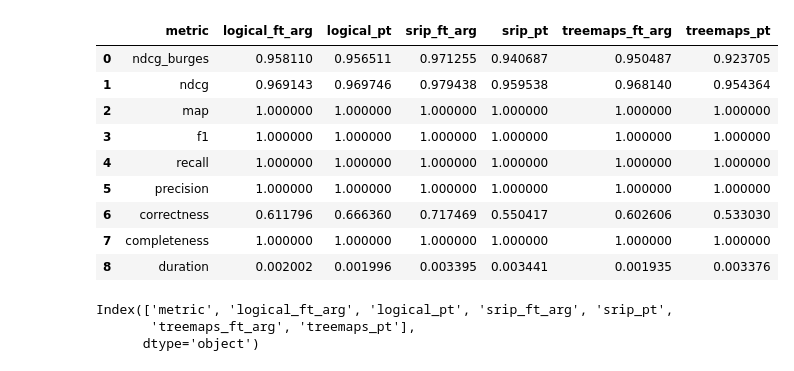
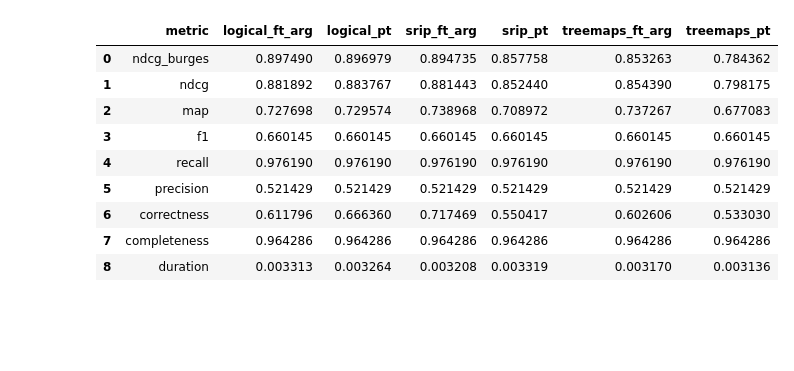
Before and after one commit to recap-utr/vision-retrieval, a Jupyter notebook: evaluate_cbr/new_eval/plot.ipynb, the cells around one changed output. Saved outputs shown, nothing was run; the diff lists cells and outputs as text; code cells hidden in the pictures; blank space fills up the shorter version.

Commit message:
created results tables

```diff
--- a/evaluate_cbr/new_eval/plot.ipynb
+++ b/evaluate_cbr/new_eval/plot.ipynb
@@ -1,31 +1,26 @@
 # %%
 import pandas as pd
 
 df_complex = pd.read_csv('results_complex.csv')
 df_simple = pd.read_csv('results_simple.csv')
-df_actual_mac = pd.read_csv('results_actual_mac.csv')
+# df_actual_mac_simple = pd.read_csv('results_actual_mac_simple.csv')
+# df_actual_mac_complex = pd.read_csv('results_actual_mac_complex.csv')
 
 # rename column Unnamed: 0 to metric
 df_complex.rename(columns={'Unnamed: 0': 'metric'}, inplace=True)
 df_simple.rename(columns={'Unnamed: 0': 'metric'}, inplace=True)
-df_actual_mac.rename(columns={'Unnamed: 0': 'metric'}, inplace=True)
+# df_actual_mac_complex.rename(columns={'Unnamed: 0': 'metric'}, inplace=True)
+# df_actual_mac_simple.rename(columns={'Unnamed: 0': 'metric'}, inplace=True)
 
 df_complex
 # %% [output]
 |  | metric | logical_ft_arg | logical_pt | srip_ft_arg | srip_pt | treemaps_ft_arg | treemaps_pt |
-| 0 | ndcg_burges | 0.958110 | 0.956511 | 0.971255 | 0.940687 | 0.950487 | 0.923705 |
-| 1 | ndcg | 0.969143 | 0.969746 | 0.979438 | 0.959538 | 0.968140 | 0.954364 |
-| 2 | map | 1.000000 | 1.000000 | 1.000000 | 1.000000 | 1.000000 | 1.000000 |
-| 3 | f1 | 1.000000 | 1.000000 | 1.000000 | 1.000000 | 1.000000 | 1.000000 |
-| 4 | recall | 1.000000 | 1.000000 | 1.000000 | 1.000000 | 1.000000 | 1.000000 |
-| 5 | precision | 1.000000 | 1.000000 | 1.000000 | 1.000000 | 1.000000 | 1.000000 |
+| 0 | ndcg_burges | 0.897490 | 0.896979 | 0.894735 | 0.857758 | 0.853263 | 0.784362 |
+| 1 | ndcg | 0.881892 | 0.883767 | 0.881443 | 0.852440 | 0.854390 | 0.798175 |
+| 2 | map | 0.727698 | 0.729574 | 0.738968 | 0.708972 | 0.737267 | 0.677083 |
+| 3 | f1 | 0.660145 | 0.660145 | 0.660145 | 0.660145 | 0.660145 | 0.660145 |
+| 4 | recall | 0.976190 | 0.976190 | 0.976190 | 0.976190 | 0.976190 | 0.976190 |
+| 5 | precision | 0.521429 | 0.521429 | 0.521429 | 0.521429 | 0.521429 | 0.521429 |
 | 6 | correctness | 0.611796 | 0.666360 | 0.717469 | 0.550417 | 0.602606 | 0.533030 |
-| 7 | completeness | 1.000000 | 1.000000 | 1.000000 | 1.000000 | 1.000000 | 1.000000 |
-| 8 | duration | 0.002002 | 0.001996 | 0.003395 | 0.003441 | 0.001935 | 0.003376 |
+| 7 | completeness | 0.964286 | 0.964286 | 0.964286 | 0.964286 | 0.964286 | 0.964286 |
+| 8 | duration | 0.003313 | 0.003264 | 0.003208 | 0.003319 | 0.003170 | 0.003136 |
-# %%
-# column names
-print(df_complex.columns)
-# %% [output]
-Index(['metric', 'logical_ft_arg', 'logical_pt', 'srip_ft_arg', 'srip_pt',
-       'treemaps_ft_arg', 'treemaps_pt'],
-      dtype='object')
```
Also changed, not shown: parts of 7 cells of this notebook, 1 other file.
